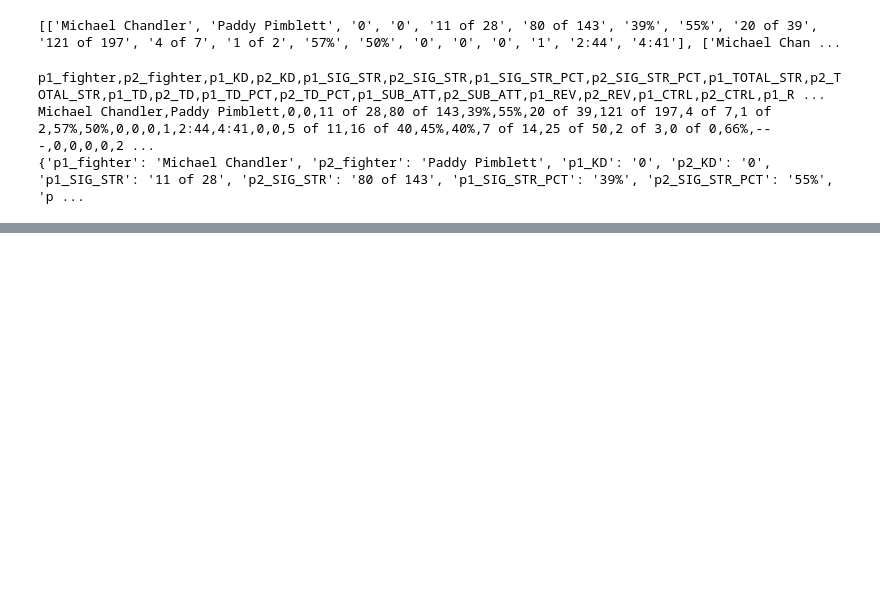
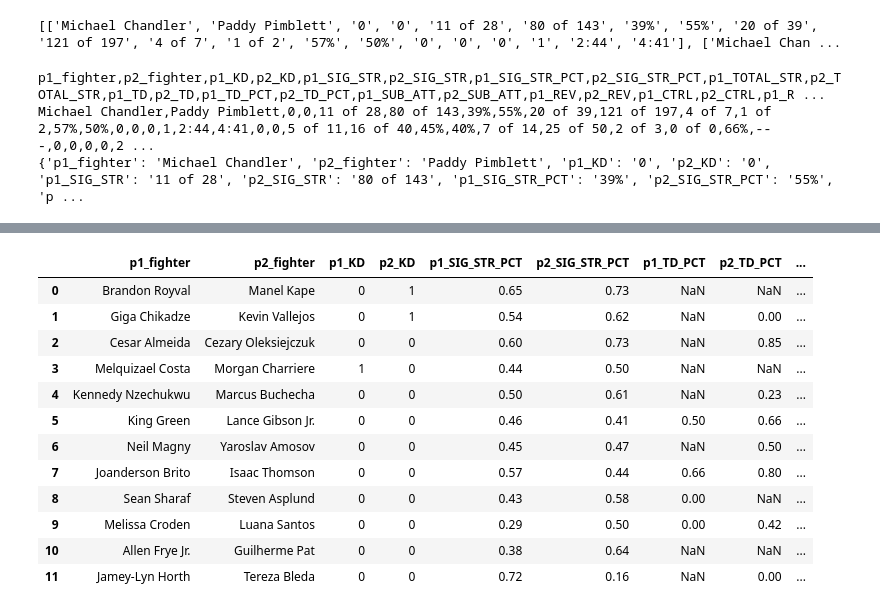
Before and after one commit to ndhaliwal59/ufcPredictor, a Jupyter notebook: lambdaScraper.ipynb, the cells around one changed output, grey strips where cells are left out. Drawn from its saved outputs; the diff is of its cells as text; code cells hidden in the pictures; blank space fills up the shorter version.

```diff
--- a/lambdaScraper.ipynb
+++ b/lambdaScraper.ipynb
@@ -401,3 +407,19 @@ fights_df.head()
+# %%
+fights_df.head(15)
+# %% [output]
+|  | p1_fighter | p2_fighter | p1_KD | p2_KD | p1_SIG_STR_PCT | p2_SIG_STR_PCT | p1_TD_PCT | p2_TD_PCT | ... |
+| 0 | Brandon Royval | Manel Kape | 0 | 1 | 0.65 | 0.73 | NaN | NaN | ... |
+| 1 | Giga Chikadze | Kevin Vallejos | 0 | 1 | 0.54 | 0.62 | NaN | 0.00 | ... |
+| 2 | Cesar Almeida | Cezary Oleksiejczuk | 0 | 0 | 0.60 | 0.73 | NaN | 0.85 | ... |
+| 3 | Melquizael Costa | Morgan Charriere | 1 | 0 | 0.44 | 0.50 | NaN | NaN | ... |
+| 4 | Kennedy Nzechukwu | Marcus Buchecha | 0 | 0 | 0.50 | 0.61 | NaN | 0.23 | ... |
+| 5 | King Green | Lance Gibson Jr. | 0 | 0 | 0.46 | 0.41 | 0.50 | 0.66 | ... |
+| 6 | Neil Magny | Yaroslav Amosov | 0 | 0 | 0.45 | 0.47 | NaN | 0.50 | ... |
+| 7 | Joanderson Brito | Isaac Thomson | 0 | 0 | 0.57 | 0.44 | 0.66 | 0.80 | ... |
+| 8 | Sean Sharaf | Steven Asplund | 0 | 0 | 0.43 | 0.58 | 0.00 | NaN | ... |
+| 9 | Melissa Croden | Luana Santos | 0 | 0 | 0.29 | 0.50 | 0.00 | 0.42 | ... |
+| 10 | Allen Frye Jr. | Guilherme Pat | 0 | 0 | 0.38 | 0.64 | NaN | NaN | ... |
+| 11 | Jamey-Lyn Horth | Tereza Bleda | 0 | 0 | 0.72 | 0.16 | NaN | 0.00 | ... |
 # %%
 f_df = pd.read_csv('ufc_cleaned.csv')
 
```
Also changed, not shown: parts of 5 cells of this notebook, 11 other files.
